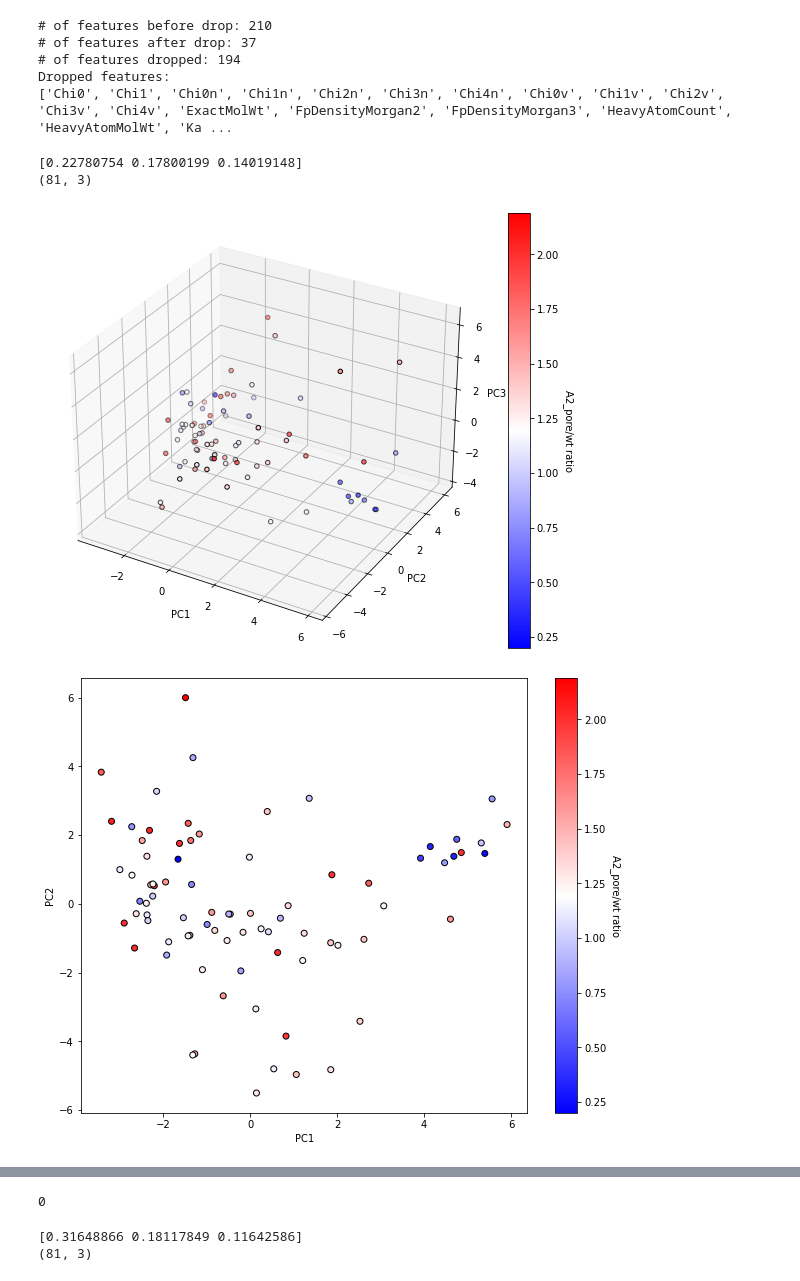
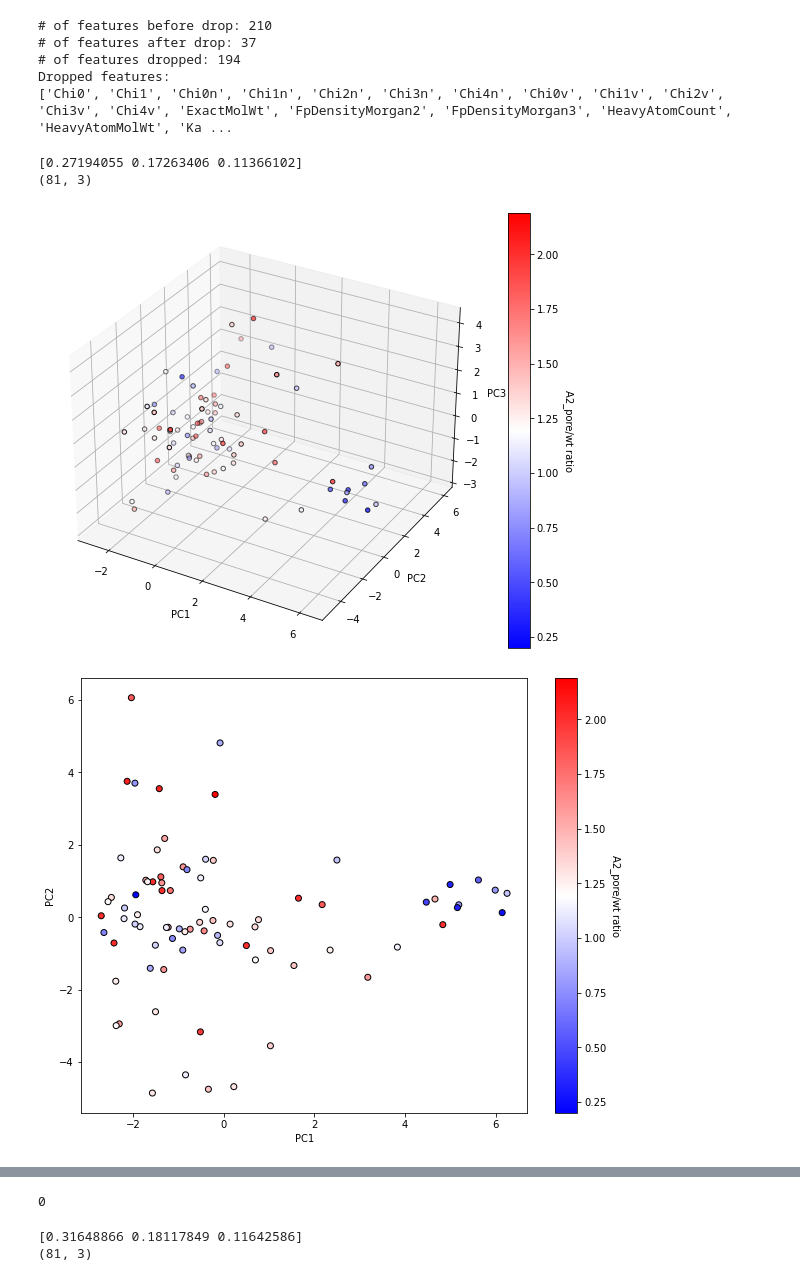
Before and after one commit to yshen25/EPI_ML, a Jupyter notebook: PCANPlot.ipynb, the cells around one changed output, grey strips where cells are left out. Drawn from its saved outputs; the diff is of its cells as text; code cells hidden in the pictures.

```diff
--- a/PCANPlot.ipynb
+++ b/PCANPlot.ipynb
@@ -166,9 +166,9 @@ def PCA_plot(X, Y):
 
    return 0
 # %%
-PCA_plot(X_cor, Y)
+PCA_plot(X_given, Y)
 # %% [output]
-[0.22780754 0.17800199 0.14019148]
+[0.27194055 0.17263406 0.11366102]
 (81, 3)
-[figure, old version]
+[figure, new version]
-[figure, old version]
+[figure, new version]
```
Also changed, not shown: parts of 4 cells of this notebook, 4 other files.
